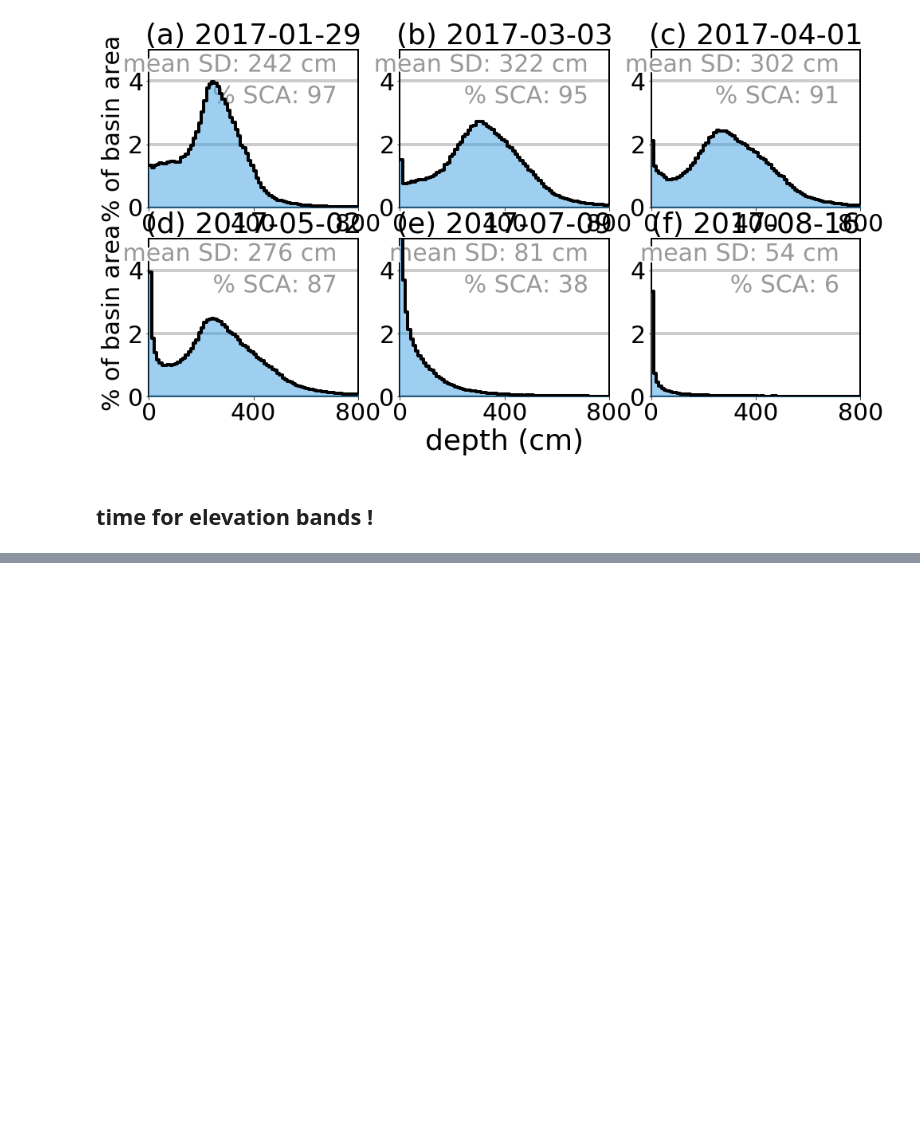
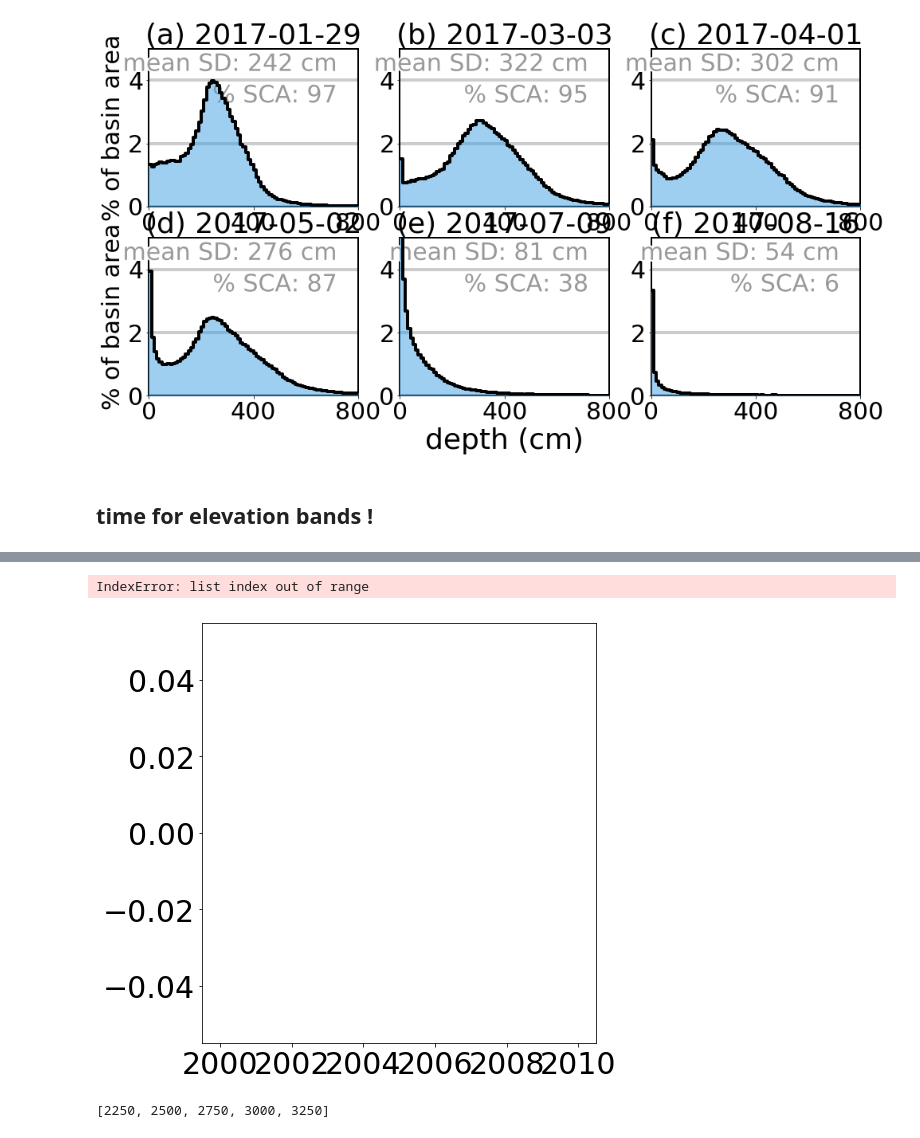
Before and after one commit to meganmason/jlabs, a Jupyter notebook: 50m_ascii/Tuolumne_depth.ipynb, the cells around one changed output, grey strips where cells are left out. Drawn from its saved outputs; the diff is of its cells as text; code cells hidden in the pictures; blank space fills up the shorter version.

```diff
--- a/50m_ascii/Tuolumne_depth.ipynb
+++ b/50m_ascii/Tuolumne_depth.ipynb
@@ -579,0 +527,59 @@ NameError: name 'lower_limit' is not defined
+# %%
+# plot mean snow depth at 250m elevation bands
+
+#set up
+title_letter = ['(a)', '(b)', '(c)', '(d)', '(e)']
+marker = ['.', 'o', 'v', 'p', 'P', '*', '1', '+', '^', 'x']
+
+colors = [(175/255, 120/255, 30/255),
+          (255/255, 125/255, 1/255),
+          (232/255, 21/255, 10/255),
+          (50/255, 50/255, 50/255),
+          (62/255, 160/255, 227/255)]
+
+color_grey = 0.8
+grey_text_intensity = 0.5
+color_grey_grid = 0.7
+color_taf = (color_grey, color_grey, color_grey)
+color_grid = (color_grey_grid, color_grey_grid, color_grey_grid)
+color_month = (color_grey, color_grey, color_grey)
+color_grey_text = (grey_text_intensity, grey_text_intensity, grey_text_intensity)
+letter_count = 0
+
+plt.figure(figsize = (24, 17))
+
+i_plot = 1
+
+for year in depth_50m_years:
+
+    ax = plt.subplot(2,3,i_plot)
+
+    depth_plot = elev_df.truncate(before = str(year) + '-01', after = str(year) + '-12')
+
+    color_count = 0
+
+    max_plot = 0
+
+    for lower_limit in lower_limits[:-2]:
+
+        color_band = colors[color_count]
+        maker_band = marker[color_count]
+        color_count += 1
+
+        depth_band_plot = depth_plot[lower_limit].values / area_250m_elev_bands[lower_limit]
+        plt.plot_date(depth_plot.index, depth_band_plot,
+                      fmt='-', tz=None, xdate=True, ydate=False, label=int(lower_limit+band_width/2),
+                      color = color_band, linestyle = '-', linewidth = '4', marker = 'o',
+                      markersize = 10, markerfacecolor = color_band)
+
+        max_plot = max(max_plot, depth_band_plot.max())
+
+        str_legend = str(int(lower_limit)) + '-' + str(int(lower_limit + band_width))
+# %% [output]
+IndexError: list index out of range
+[figure, added]
+# %%
+lower_limits
+lower_limits[3:-2]
+# %% [output]
+[2250, 2500, 2750, 3000, 3250]
```
Also changed, not shown: parts of 13 cells of this notebook, 1 other file.
